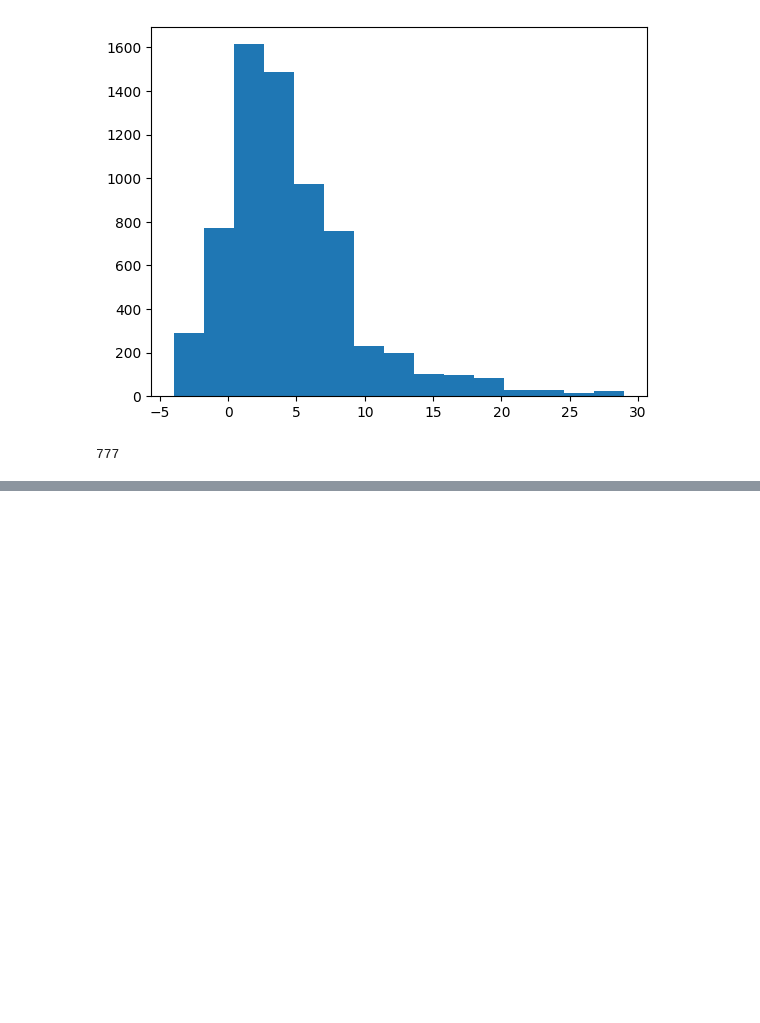
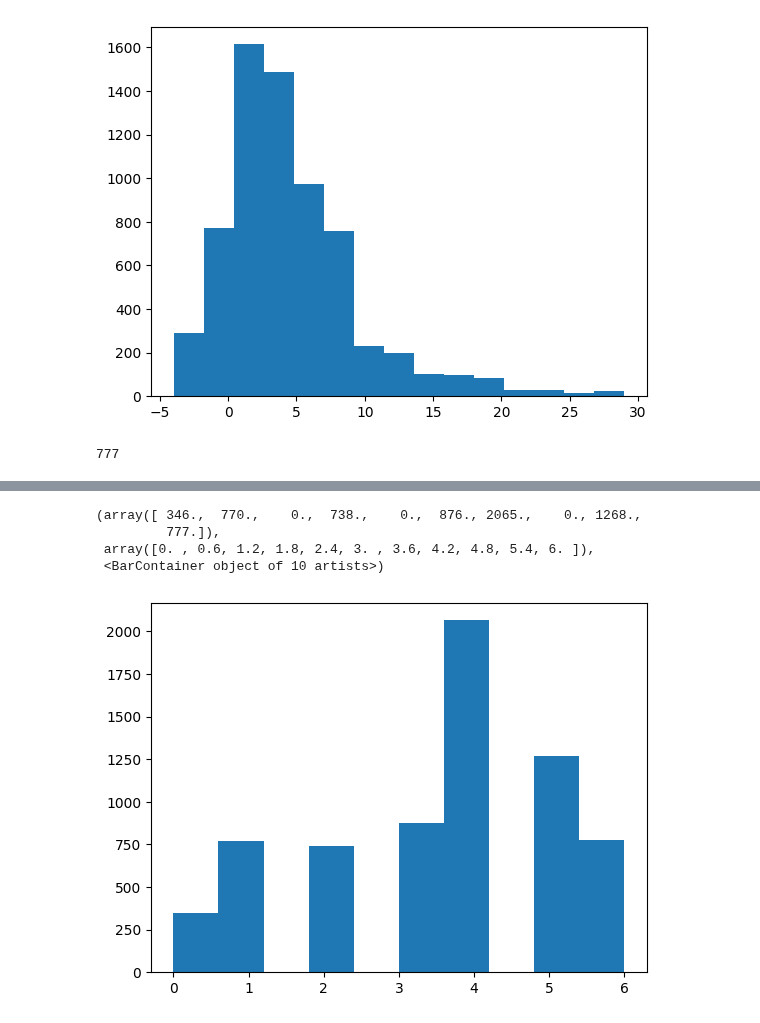
Before and after one commit to Andrew-Koulogeorge/NFL-Big-Data-Bowl, a Jupyter notebook: preprocessing/naive_preprocessing_v1.ipynb, the cells around one changed output, grey strips where cells are left out. Drawn from its saved outputs; the diff is of its cells as text; code cells hidden in the pictures; blank space fills up the shorter version.

Commit message:
finished naive preprocessing

```diff
--- a/preprocessing/naive_preprocessing_v1.ipynb
+++ b/preprocessing/naive_preprocessing_v1.ipynb
@@ -125,0 +128,3 @@ len(plays_df_clean[(plays_df_clean['TARGET'] > 10) & (plays_df_clean['TARGET'] <
+# %%
+plays_df_clean2 = preprocess_plays_df_naive_models(plays_df, games_df, include_nfl_features=True, bin_ouput=True)
+plays_df_clean2['expectedPoints']
@@ -125,0 +202,8 @@ len(plays_df_clean[(plays_df_clean['TARGET'] > 10) & (plays_df_clean['TARGET'] <
+# %%
+plt.hist(plays_df_clean2['TARGET'])
+# %% [output]
+(array([ 346.,  770.,    0.,  738.,    0.,  876., 2065.,    0., 1268.,
+         777.]),
+ array([0. , 0.6, 1.2, 1.8, 2.4, 3. , 3.6, 4.2, 4.8, 5.4, 6. ]),
+ <BarContainer object of 10 artists>)
+[figure, added]
```
Also changed, not shown: parts of 7 cells of this notebook, 2 other files.
